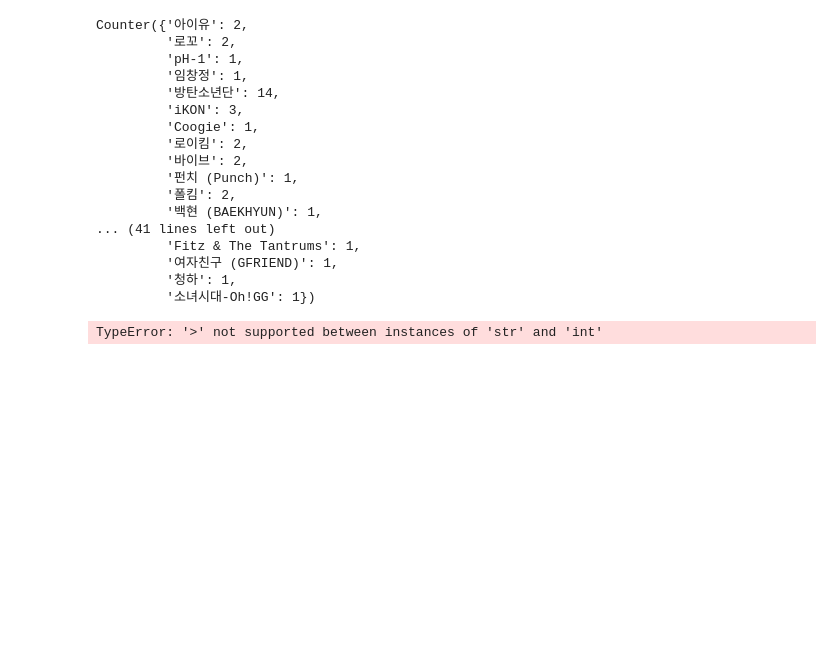
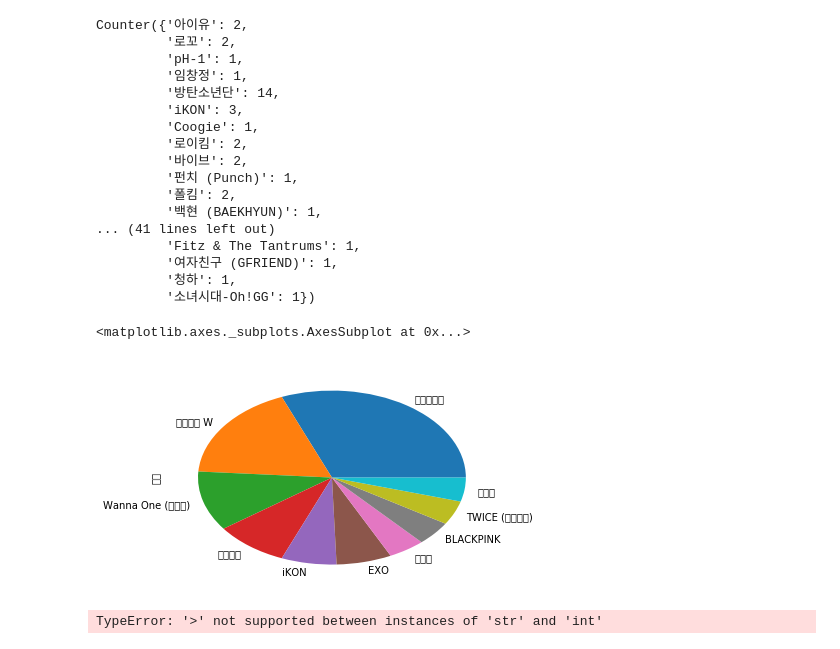
Before and after one commit to CodingSta/lg-hausys-201905, a Jupyter notebook: 파이썬 2일차.ipynb, the cells around one changed output. Cells and saved outputs as stored; diff of their text form; code cells hidden in the pictures; blank space fills up the shorter version.

```diff
--- a/파이썬 2일차.ipynb
+++ b/파이썬 2일차.ipynb
@@ -744,6 +744,14 @@ Counter({'아이유': 2,
          '여자친구 (GFRIEND)': 1,
          '청하': 1,
          '소녀시대-Oh!GG': 1})
+# %%
+%matplotlib inline
+
+df = pd.DataFrame(song_list)
+df['가수'].value_counts()[:10].plot.pie()
+# %% [output]
+<matplotlib.axes._subplots.AxesSubplot at 0x...>
+[figure, added]
 # %%
 좋아요 = '61528'
 좋아요 > 200000
```
